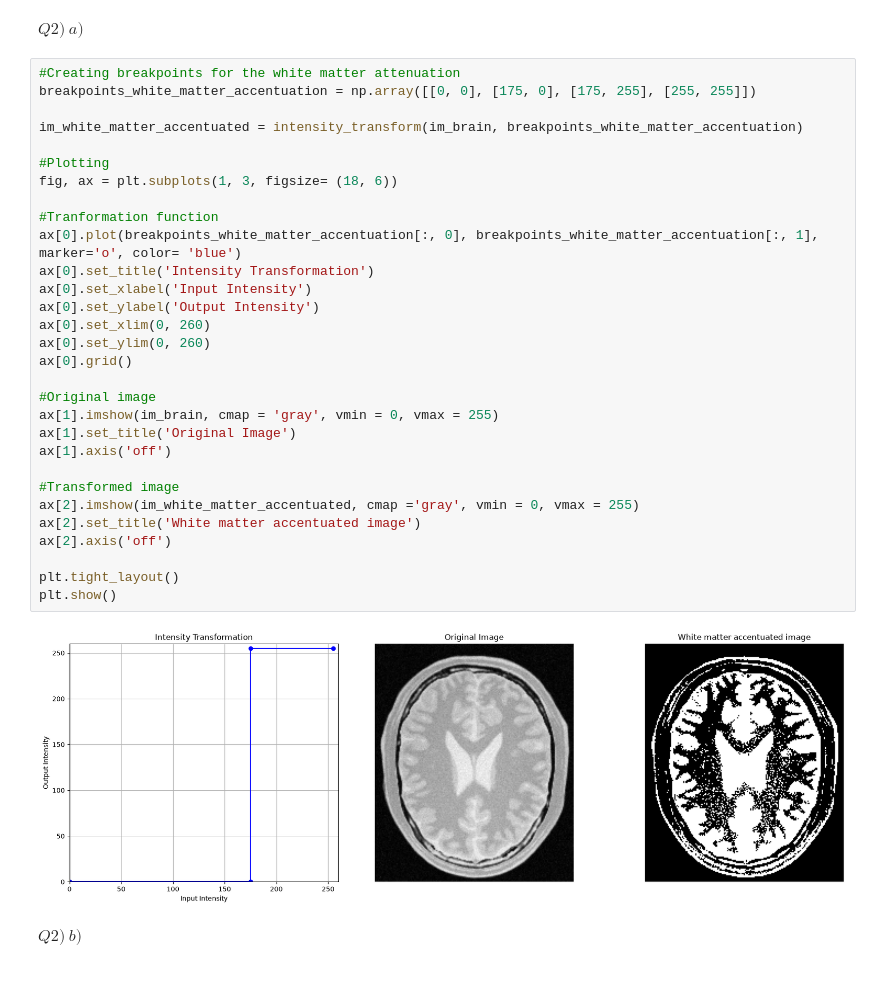
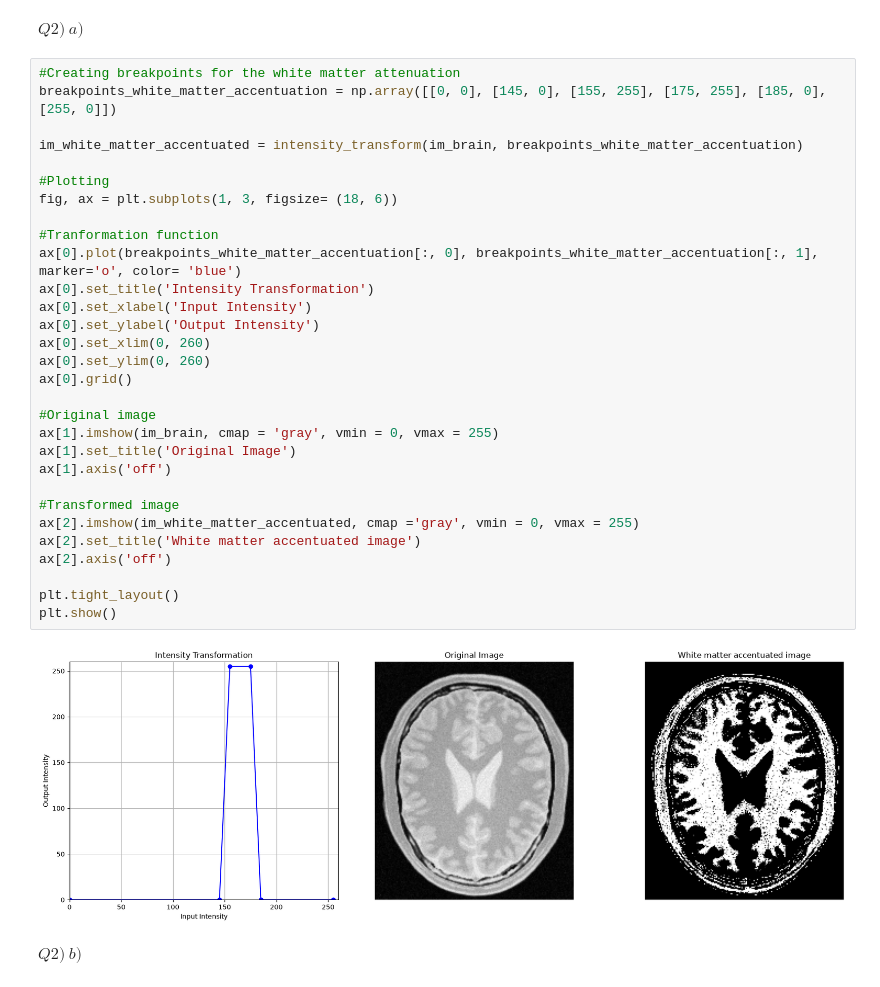
Before and after one commit to codingNR29/Image-processing, a Jupyter notebook: Assignments/Assignment 1/Assignment 1.ipynb, the cells around one changed output. Cells and saved outputs as stored; diff of their text form.

```diff
--- a/Assignments/Assignment 1/Assignment 1.ipynb
+++ b/Assignments/Assignment 1/Assignment 1.ipynb
@@ -102,36 +135,36 @@ plt.show()
 $Q2)\ a)$
 # %%
 #Creating breakpoints for the white matter attenuation
-breakpoints_white_matter_accentuation = np.array([[0, 0], [175, 0], [175, 255], [255, 255]])
+breakpoints_white_matter_accentuation = np.array([[0, 0], [145, 0], [155, 255], [175, 255], [185, 0], [255, 0]])
 
 im_white_matter_accentuated = intensity_transform(im_brain, breakpoints_white_matter_accentuation)
 
 #Plotting
 fig, ax = plt.subplots(1, 3, figsize= (18, 6))
 
 #Tranformation function
 ax[0].plot(breakpoints_white_matter_accentuation[:, 0], breakpoints_white_matter_accentuation[:, 1], marker='o', color= 'blue')
 ax[0].set_title('Intensity Transformation')
 ax[0].set_xlabel('Input Intensity')
 ax[0].set_ylabel('Output Intensity')
 ax[0].set_xlim(0, 260)
 ax[0].set_ylim(0, 260)
 ax[0].grid()
 
 #Original image
 ax[1].imshow(im_brain, cmap = 'gray', vmin = 0, vmax = 255)
 ax[1].set_title('Original Image')
 ax[1].axis('off')
 
 #Transformed image
 ax[2].imshow(im_white_matter_accentuated, cmap ='gray', vmin = 0, vmax = 255)
 ax[2].set_title('White matter accentuated image')
 ax[2].axis('off')
 
 plt.tight_layout()
 plt.show()
 # %% [output]
-[figure, old version]
+[figure, new version]
 # %% [markdown]
 $Q2)\ b)$
 # %%
```
Also changed, not shown: parts of 7 cells of this notebook.
